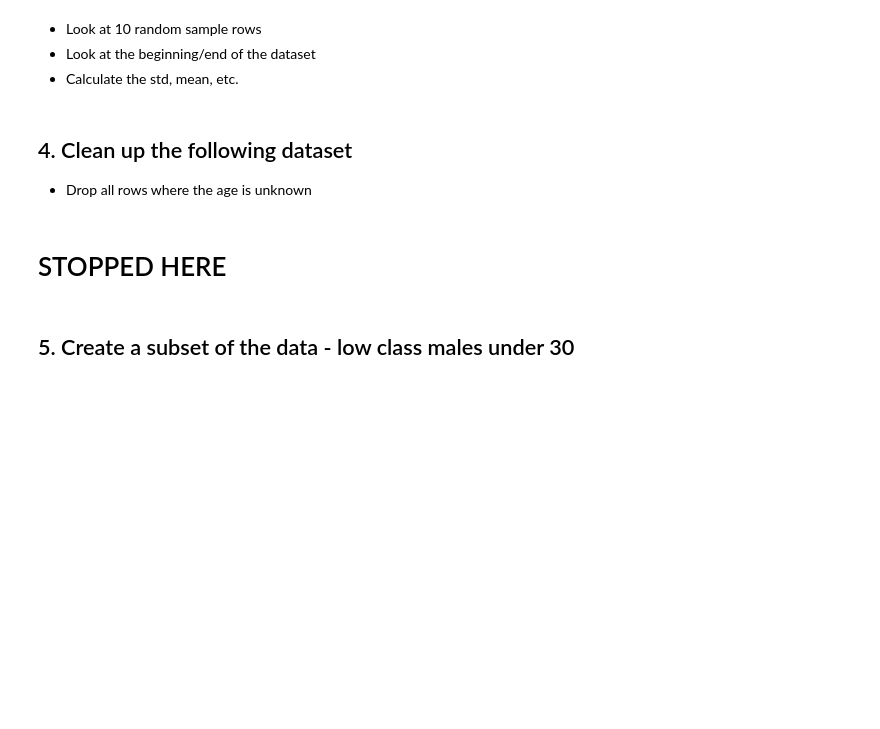
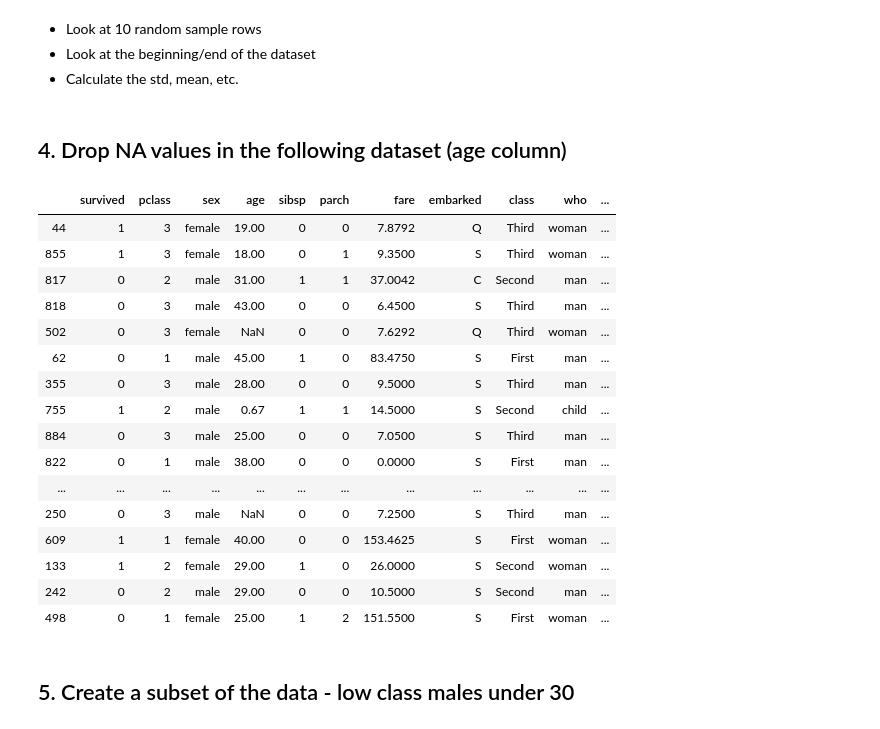
Before and after one commit to fuzzy-tribble/data_science_foundations, a Jupyter notebook: python_libraries_pandas.ipynb, the cells around one changed output. Saved outputs shown, nothing was run; the diff lists cells and outputs as text; code cells hidden in the pictures; blank space fills up the shorter version.

```diff
--- a/python_libraries_pandas.ipynb
+++ b/python_libraries_pandas.ipynb
@@ -912,11 +907,27 @@ titanic_df = sns.load_dataset('titanic')
 # %%
 # TRY IT HERE
 # %% [markdown]
-## 4. Clean up the following dataset
-
-* Drop all rows where the age is unknown
+## 4. Drop NA values in the following dataset (age column)
-# %% [markdown]
-# STOPPED HERE
+# %%
+titanic_df.sample(20)
+# %% [output]
+|  | survived | pclass | sex | age | sibsp | parch | fare | embarked | class | who | ... |
+| 44 | 1 | 3 | female | 19.00 | 0 | 0 | 7.8792 | Q | Third | woman | ... |
+| 855 | 1 | 3 | female | 18.00 | 0 | 1 | 9.3500 | S | Third | woman | ... |
+| 817 | 0 | 2 | male | 31.00 | 1 | 1 | 37.0042 | C | Second | man | ... |
+| 818 | 0 | 3 | male | 43.00 | 0 | 0 | 6.4500 | S | Third | man | ... |
+| 502 | 0 | 3 | female | NaN | 0 | 0 | 7.6292 | Q | Third | woman | ... |
+| 62 | 0 | 1 | male | 45.00 | 1 | 0 | 83.4750 | S | First | man | ... |
+| 355 | 0 | 3 | male | 28.00 | 0 | 0 | 9.5000 | S | Third | man | ... |
+| 755 | 1 | 2 | male | 0.67 | 1 | 1 | 14.5000 | S | Second | child | ... |
+| 884 | 0 | 3 | male | 25.00 | 0 | 0 | 7.0500 | S | Third | man | ... |
+| 822 | 0 | 1 | male | 38.00 | 0 | 0 | 0.0000 | S | First | man | ... |
+| ... | ... | ... | ... | ... | ... | ... | ... | ... | ... | ... | ... |
+| 250 | 0 | 3 | male | NaN | 0 | 0 | 7.2500 | S | Third | man | ... |
+| 609 | 1 | 1 | female | 40.00 | 0 | 0 | 153.4625 | S | First | woman | ... |
+| 133 | 1 | 2 | female | 29.00 | 1 | 0 | 26.0000 | S | Second | woman | ... |
+| 242 | 0 | 2 | male | 29.00 | 0 | 0 | 10.5000 | S | Second | man | ... |
+| 498 | 0 | 1 | female | 25.00 | 1 | 2 | 151.5500 | S | First | woman | ... |
 # %%
 # TRY IT HERE
 # %% [markdown]
```
Also changed, not shown: parts of 55 cells of this notebook.
